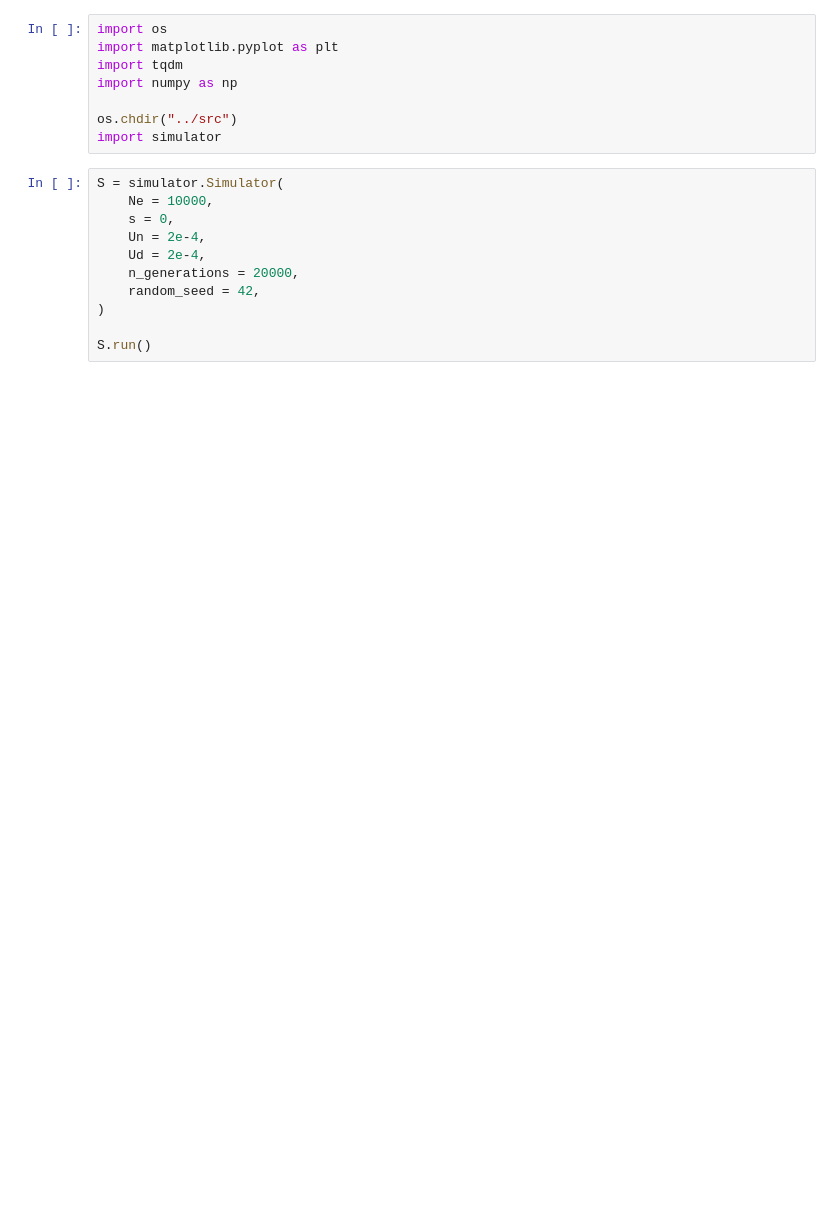
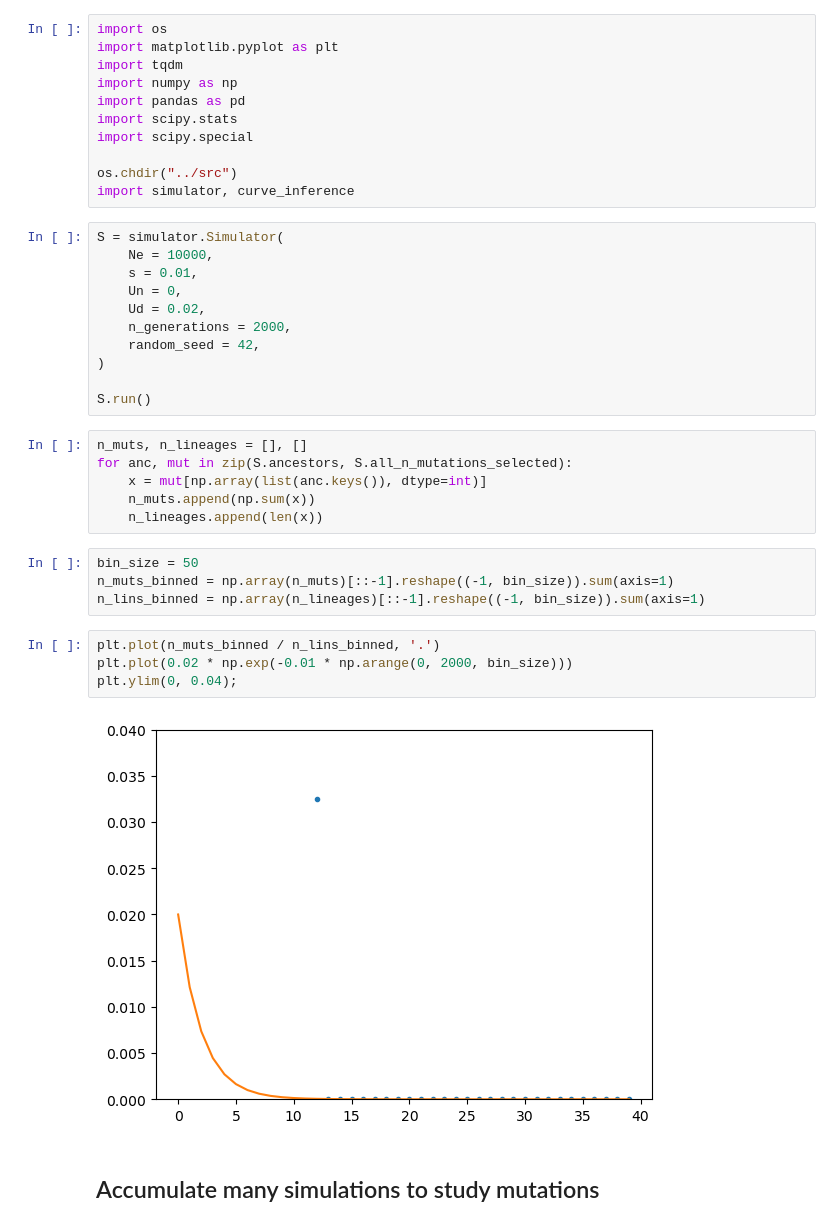
Before and after one commit to regevs/dated_selection, a Jupyter notebook: notebooks/20230323_simulator_attempt.ipynb, the cells around one changed output. Cells and saved outputs as stored; diff of their text form; blank space fills up the shorter version.

```diff
--- a/notebooks/20230323_simulator_attempt.ipynb
+++ b/notebooks/20230323_simulator_attempt.ipynb
@@ -9,17 +3,38 @@ import os
 import matplotlib.pyplot as plt
 import tqdm
 import numpy as np
+import pandas as pd
+import scipy.stats
+import scipy.special
 
 os.chdir("../src")
-import simulator
+import simulator, curve_inference
 # %%
 S = simulator.Simulator(
     Ne = 10000,
-    s = 0,
-    Un = 2e-4,
-    Ud = 2e-4,
-    n_generations = 20000,
+    s = 0.01,
+    Un = 0,
+    Ud = 0.02,
+    n_generations = 2000,
     random_seed = 42,
 )
 
 S.run()
+# %%
+n_muts, n_lineages = [], []
+for anc, mut in zip(S.ancestors, S.all_n_mutations_selected):
+    x = mut[np.array(list(anc.keys()), dtype=int)]
+    n_muts.append(np.sum(x))
+    n_lineages.append(len(x))
+# %%
+bin_size = 50
+n_muts_binned = np.array(n_muts)[::-1].reshape((-1, bin_size)).sum(axis=1)
+n_lins_binned = np.array(n_lineages)[::-1].reshape((-1, bin_size)).sum(axis=1)
+# %%
+plt.plot(n_muts_binned / n_lins_binned, '.')
+plt.plot(0.02 * np.exp(-0.01 * np.arange(0, 2000, bin_size)))
+plt.ylim(0, 0.04);
+# %% [output]
+[figure, added]
+# %% [markdown]
+## Accumulate many simulations to study mutations
```
Also changed, not shown: parts of 41 cells of this notebook, 8 other files.
